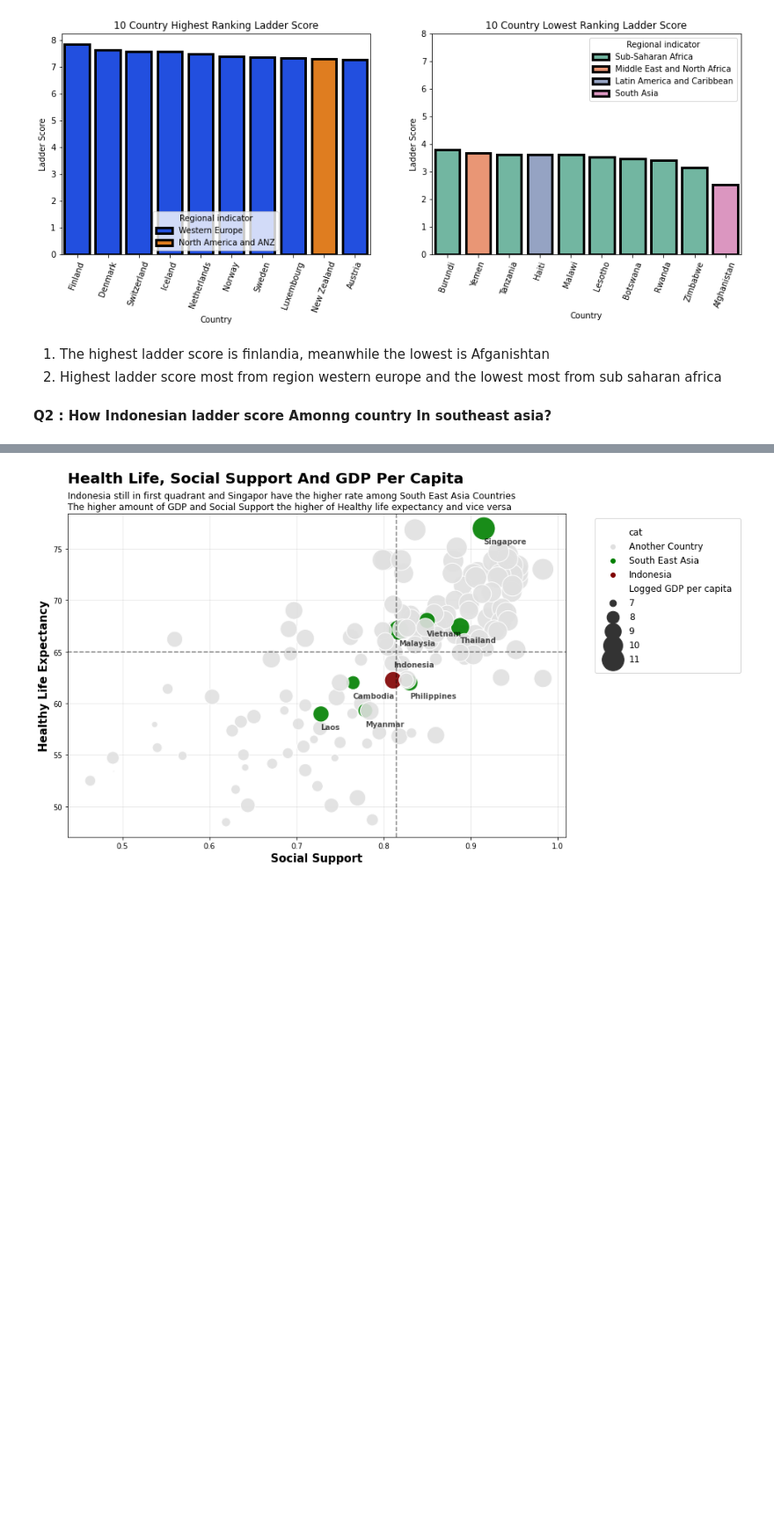
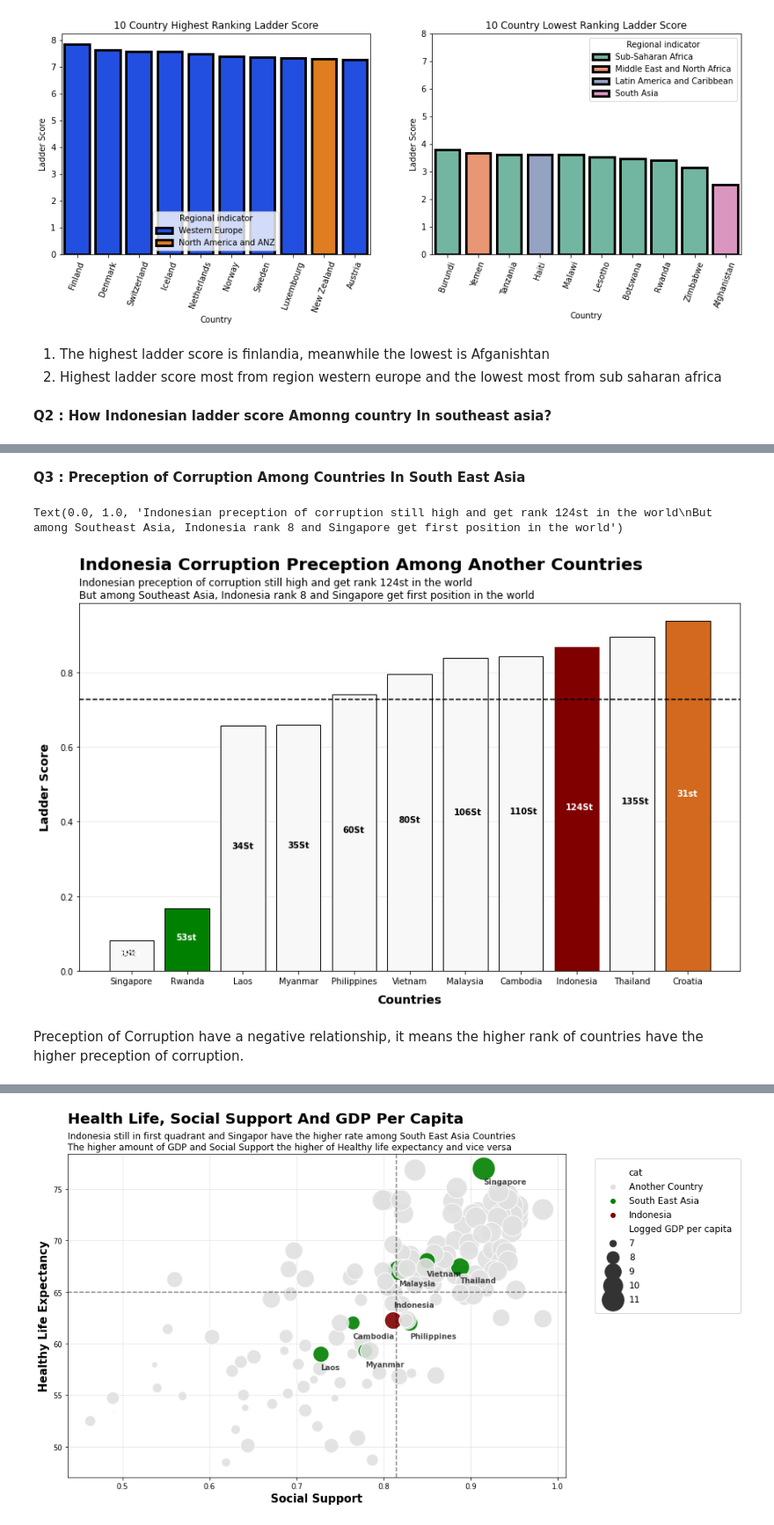
Before and after one commit to fianadew/Explanatory-Data-Analysis, a Jupyter notebook: Happinest_World.ipynb, the cells around one changed output, grey strips where cells are left out. Shown at 88% size. Drawn from its saved outputs; the diff is of its cells as text; code cells hidden in the pictures; blank space fills up the shorter version.

```diff
--- a/Happinest_World.ipynb
+++ b/Happinest_World.ipynb
@@ -230 +230,80 @@ for i, bar in enumerate(bar2):
+# %% [markdown]
+**Q3 : Preception of Corruption Among Countries In South East Asia**
+# %%
+corup = df['Perceptions of corruption'].mean()
+sort_df=df.sort_values(by=['Perceptions of corruption']).reset_index(drop=True)
+top_corup=sort_df.head(2)
+bottom_corup=sort_df.tail(1)
+sort_corup_SEA = sort_df.loc[sort_df['Regional indicator'] == 'Southeast Asia']
+index_SEA=list(sort_corup_SEA.index+1)
+
+fig, ax=plt.subplots(figsize=(14,8))
+
+bar0=ax.bar(top_corup['Country name'], top_corup['Perceptions of corruption'], color='green', edgecolor='black')
+bar1=ax.bar(sort_corup_SEA['Country name'], sort_corup_SEA['Perceptions of corruption'], color='#F8F8F8', edgecolor='black')
+bar2=ax.bar(bottom_corup['Country name'], bottom_corup['Perceptions of corruption'],color='chocolate', edgecolor='black')
+line_cor = ax.axhline(corup, linestyle='--', color='black')
+
+ax.grid(axis='y', alpha=0.3)
+ax.set_axisbelow(True)
+ax.set_xlabel('Countries', fontsize=14, labelpad=10, fontweight='bold')
+ax.set_ylabel('Ladder Score', fontsize=14, labelpad=10, fontweight='bold')
+xmin, xmax = ax.get_xlim()
+ymin, ymax = ax.get_ylim()
+
+bar1[7].set_color('maroon')
+
+for i, bar in enumerate(bar1):
+  x=bar.get_x()
+  y=bar.get_height()
+  if i != 7:
+    ax.text(
+        x=x+0.2,
+        y=y/2,
+        s=f"{index_SEA[i]}St",
+        fontsize=10,
+        fontweight='bold',
+        color='black'
+        )
+  else:
+     ax.text(
+        x=x+0.2,
+        y=y/2,
+        s=f"{index_SEA[i]}St",
+        fontsize=10,
+        fontweight='bold',
+        color='white'
+    )
+
+for i, bar in enumerate(bar0):
+  x=bar.get_x()
+  y=bar.get_height()
+  ax.text(
+      s=f'{index[i]}st',
+      x=x+0.2,
+      y=y/2,
+      fontsize=10,
+      fontweight='bold',
+      color='white'
+  )
+
+for i, bar in enumerate(bar2):
+  x=bar.get_x()
+  y=bar.get_height()
+  ax.text(
+      s=f'{index[i]}st',
+      x=x+0.2,
+      y=y/2,
+      fontsize=10,
+      fontweight='bold',
+      color='white'
+  )
+
+plt.text(s='Indonesia Corruption Preception Among Another Countries', x=xmin, y=ymax+0.09, fontsize=20, fontweight='bold')
+plt.title('Indonesian preception of corruption still high and get rank 124st in the world\nBut among Southeast Asia, Indonesia rank 8 and Singapore get first position in the world', loc='left')
+# %% [output]
+Text(0.0, 1.0, 'Indonesian preception of corruption still high and get rank 124st in the world\nBut among Southeast Asia, Indonesia rank 8 and Singapore get first position in the world')
+[figure, added]
+# %% [markdown]
+Preception of Corruption have a negative relationship, it means the higher rank of countries have the higher preception of corruption.
 # %% [markdown]
```
Also changed, not shown: parts of 2 cells of this notebook.
